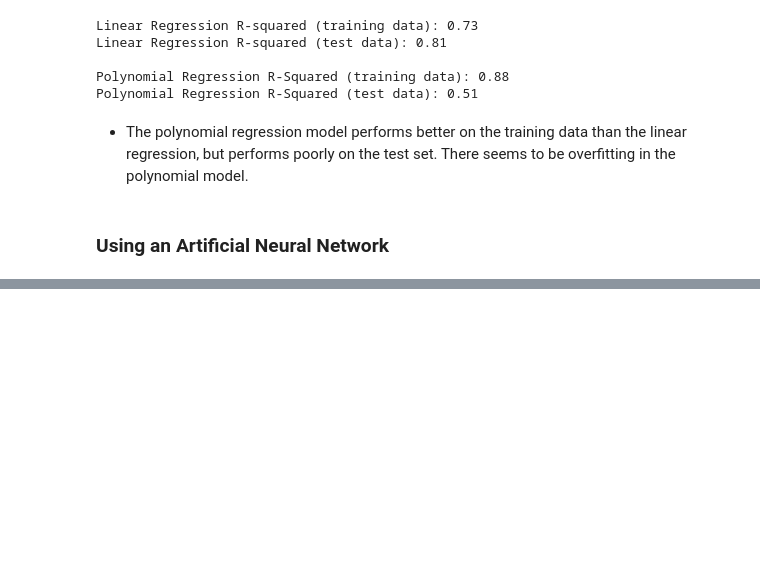
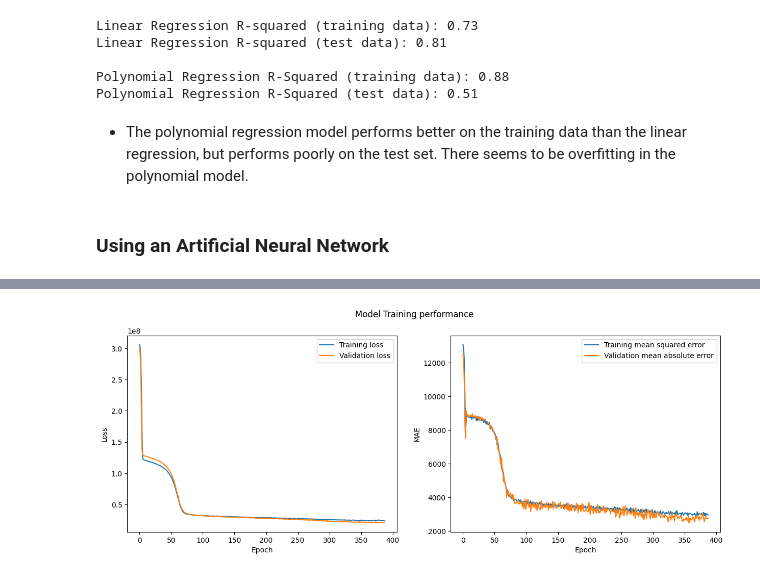
Before and after one commit to DejusDevspace/health-insurance-price-prediction, a Jupyter notebook: insurance.ipynb, the cells around one changed output, grey strips where cells are left out. Saved outputs shown, nothing was run; the diff lists cells and outputs as text; code cells hidden in the pictures; blank space fills up the shorter version.

```diff
--- a/insurance.ipynb
+++ b/insurance.ipynb
@@ -542,19 +542,19 @@ Polynomial Regression R-Squared (test data): 0.51
 # %% [markdown]
 ### Using an Artificial Neural Network
 # %%
-def createNN(hidden: list = [32, 32]):
+def createNN(hidden: list = None):
     model = Sequential()
     # Create an input layer
-    model.add(Dense(units=32, input_dim=X_train.shape[1], activation='relu'))
+    model.add(Dense(units=32, input_shape=(X_train.shape[1],), kernel_regularizer=tf.keras.regularizers.l2(0.01), activation='relu'))
     # Create hidden layers
     for i in hidden:
-        model.add(Dense(units=i, activation='relu'))
+        model.add(Dense(units=i, kernel_regularizer='l2', activation='relu'))
     # Create an output layer
     model.add(Dense(units=1))
 
     return model
 # %%
-ann = createNN(hidden=[64, 64, 128])
+ann = createNN(hidden=[128, 64])
 ann.summary()
 # %% [output]
 Model: "sequential"
@@ -588,6 +586,11 @@ ann.compile(
     metrics=['mean_absolute_error']
 )
 
+callbacks = [
+    tf.keras.callbacks.ModelCheckpoint(filepath='./model/best_ann.h5', monitor='val_mean_absolute_error', save_best_only=True),
+    tf.keras.callbacks.EarlyStopping(monitor='val_loss', patience=10)
+]
+
 # Train the model on the training data
-ann.fit(X_train, y_train, epochs=100, batch_size=32)
+ann_history = ann.fit(X_train, y_train, validation_split=0.2, epochs=500, batch_size=32, callbacks=callbacks)
 # %% [output]
@@ -632,0 +646,20 @@ ANN R-squared (test data): 0.87
+# %%
+history = ann_history.history
+plt.figure(figsize=(15, 5))  # Size of the complete figure
+plt.subplot(1, 2, 1)  # Select first subplot
+plt.plot(history['loss'], label='Training loss')
+plt.plot(history['val_loss'], label='Validation loss')
+plt.legend()  # Show the names for the color of lines in plot
+plt.xlabel('Epoch')
+plt.ylabel('Loss')
+plt.subplot(1, 2, 2)  # Select second subplot
+plt.plot(history['mean_absolute_error'], label='Training mean squared error')
+plt.plot(history['val_mean_absolute_error'], label='Validation mean absolute error')
+plt.legend()  # Show the names for the color of lines in plot
+plt.xlabel('Epoch')
+plt.ylabel('MAE')
+
+plt.suptitle(f'Model Training performance')  # Centered title for the figure
+plt.show()
+# %% [output]
+[figure, added]
```
Also changed, not shown: parts of 7 cells of this notebook, 1 other file.
